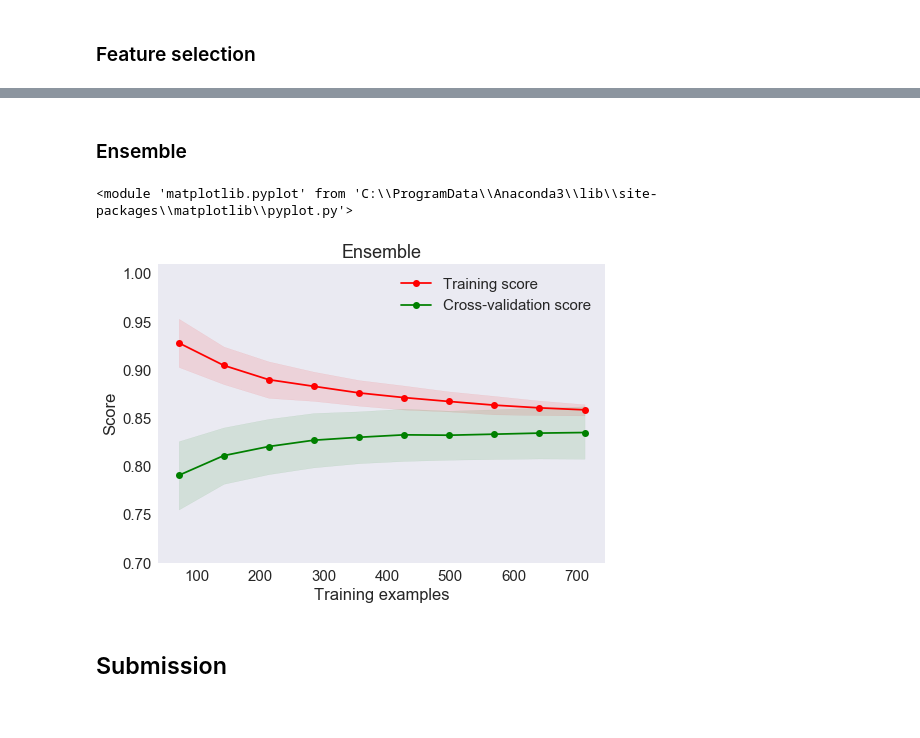
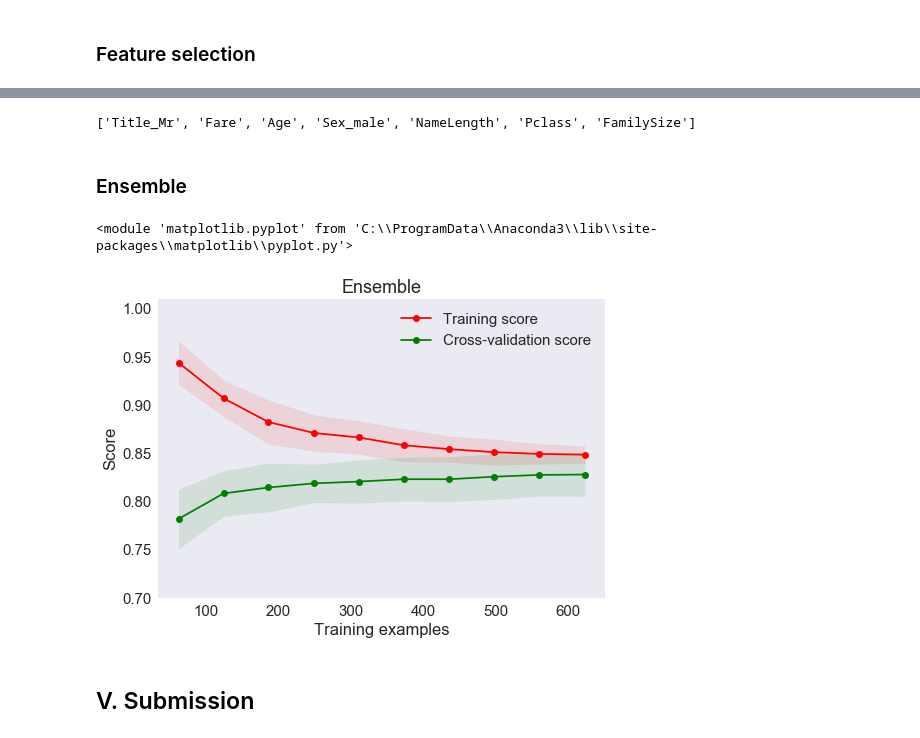
Before and after one commit to yuichiro1988/Titanic-Machine-Learning-from-Disaster, a Jupyter notebook: titanic.ipynb, the cells around one changed output, grey strips where cells are left out. Saved outputs shown, nothing was run; the diff lists cells and outputs as text; code cells hidden in the pictures.

```diff
--- a/titanic.ipynb
+++ b/titanic.ipynb
@@ -901,0 +998,15 @@ plot_learning_curve(adb, title, df_train_X[selected_features], df_train_y, ylim=
+# %%
+estimators = [(rfc, "RandomForest"),
+              (abc, "AdaBoost"),
+              (gbc, "GradientBoosting"),
+              (etc, "ExtraTreesClassifier")]
+
+X = df_train_X
+y = df_train_y
+
+df_feature_selection = pd.DataFrame(index=X.columns[0:])
+
+for estimator, title in estimators:
+    plt, importances = feature_selection(estimator, title, X, y)
+    df_feature_selection[title] = importances
+    plt.show()
@@ -901,0 +1018,3 @@ plot_learning_curve(adb, title, df_train_X[selected_features], df_train_y, ylim=
+# %%
+df_feature_selection["Average"] = df_feature_selection.apply(lambda x: x.mean(), axis=1)
+df_feature_selection
@@ -901,0 +1039,11 @@ plot_learning_curve(adb, title, df_train_X[selected_features], df_train_y, ylim=
+# %%
+indices = np.argsort(df_feature_selection["Average"])[::-1]
+features = df_feature_selection.index[0:]
+
+plt.title("Average feature importance")
+plt.bar(range(df_feature_selection.shape[0]), df_feature_selection["Average"][indices], color="lightblue", align="center")
+plt.xticks(range(df_feature_selection.shape[0]), features[indices], rotation=90)
+plt.xlim([-1, df_feature_selection.shape[0]])
+plt.ylim([0, 0.2])
+plt.tight_layout()
+plt.show()
@@ -902,18 +1052,23 @@ plot_learning_curve(adb, title, df_train_X[selected_features], df_train_y, ylim=
+# %%
+selected_feature_num = 7
+selected_features = list(features[indices][: selected_feature_num])
+selected_features
+# %% [output]
+['Title_Mr', 'Fare', 'Age', 'Sex_male', 'NameLength', 'Pclass', 'FamilySize']
 # %% [markdown]
 ### Ensemble
 # %%
 from sklearn.ensemble import VotingClassifier
 
 title = "Ensemble"
-selected_features = ["Title_Mr", "Age", "Fare", "Sex_male", "FamilySize"]
-clf_en = VotingClassifier(estimators=[("rfc", rfc), ("lr", lr), ("adb", adb)], voting="soft")
+clf_en = VotingClassifier(estimators=[("rfc", rfc), ("gbc", gbc), ("abc", abc), ("svc", svc), ("etc", etc)], voting="soft")
 clf_en.fit(df_train_X[selected_features], df_train_y)
-plot_learning_curve(clf_en, title, df_train_X[selected_features], df_train_y, ylim=(0.7, 1.01), cv=cv, n_jobs=-1)
+plot_learning_curve(clf_en, title, df_train_X[selected_features], df_train_y, cv=cv)
 # %% [output]
 <module 'matplotlib.pyplot' from 'C:\\ProgramData\\Anaconda3\\lib\\site-packages\\matplotlib\\pyplot.py'>
-[figure, old version]
+[figure, new version]
 # %% [markdown]
-## Submission
+## V. Submission
 # %%
 predictions = clf_en.predict(df_test_X[selected_features])
 passerngerid_test = passengerid[891:]
```
Also changed, not shown: parts of 67 cells of this notebook.
